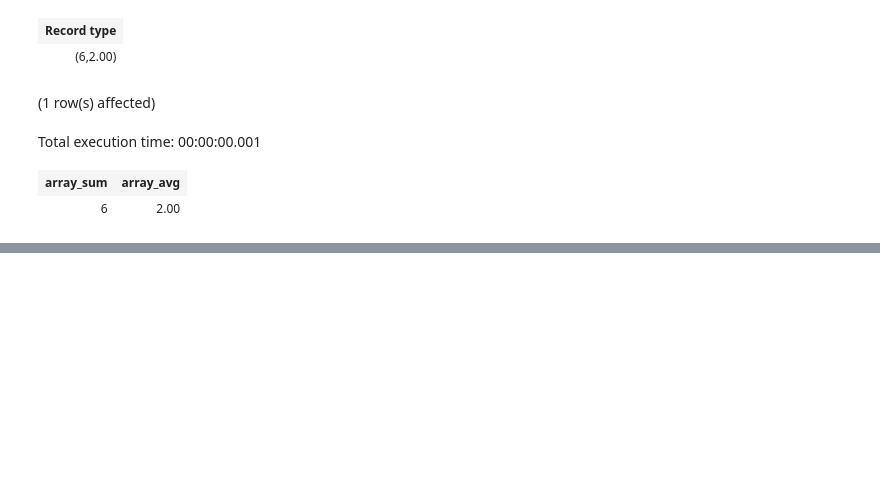
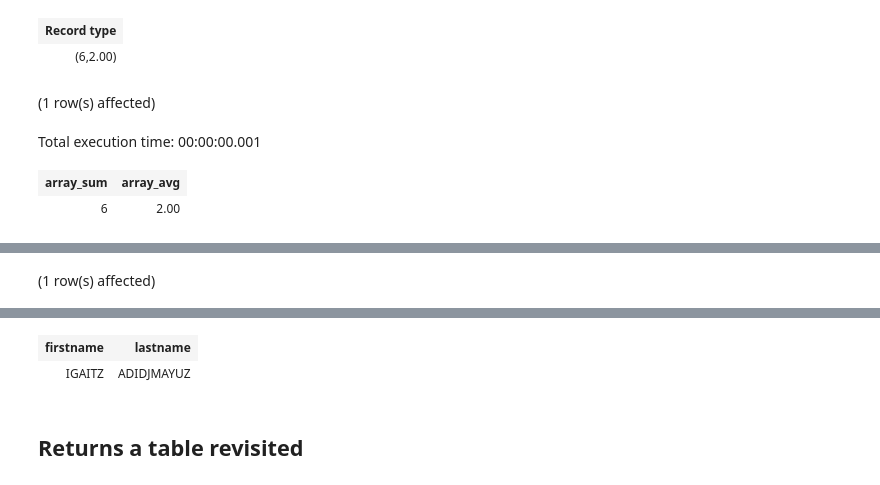
Before and after one commit to yaowenqiang/capturing_logic_with_custom_functions_in_postgresql, a Jupyter notebook: Notebook-1.ipynb, the cells around one changed output, grey strips where cells are left out. Saved outputs shown, nothing was run; the diff lists cells and outputs as text; code cells hidden in the pictures; blank space fills up the shorter version.

```diff
--- a/Notebook-1.ipynb
+++ b/Notebook-1.ipynb
@@ -242,0 +257,4 @@ Total execution time: 00:00:00.001
+# %%
+SELECT * from get_cust_name(42);
+# %% [output]
+(1 row(s) affected)
@@ -242,0 +262,4 @@ Total execution time: 00:00:00.001
+| firstname | lastname |
+| IGAITZ | ADIDJMAYUZ |
+# %% [markdown]
+## Returns a table revisited
```
Also changed, not shown: parts of 11 cells of this notebook.
